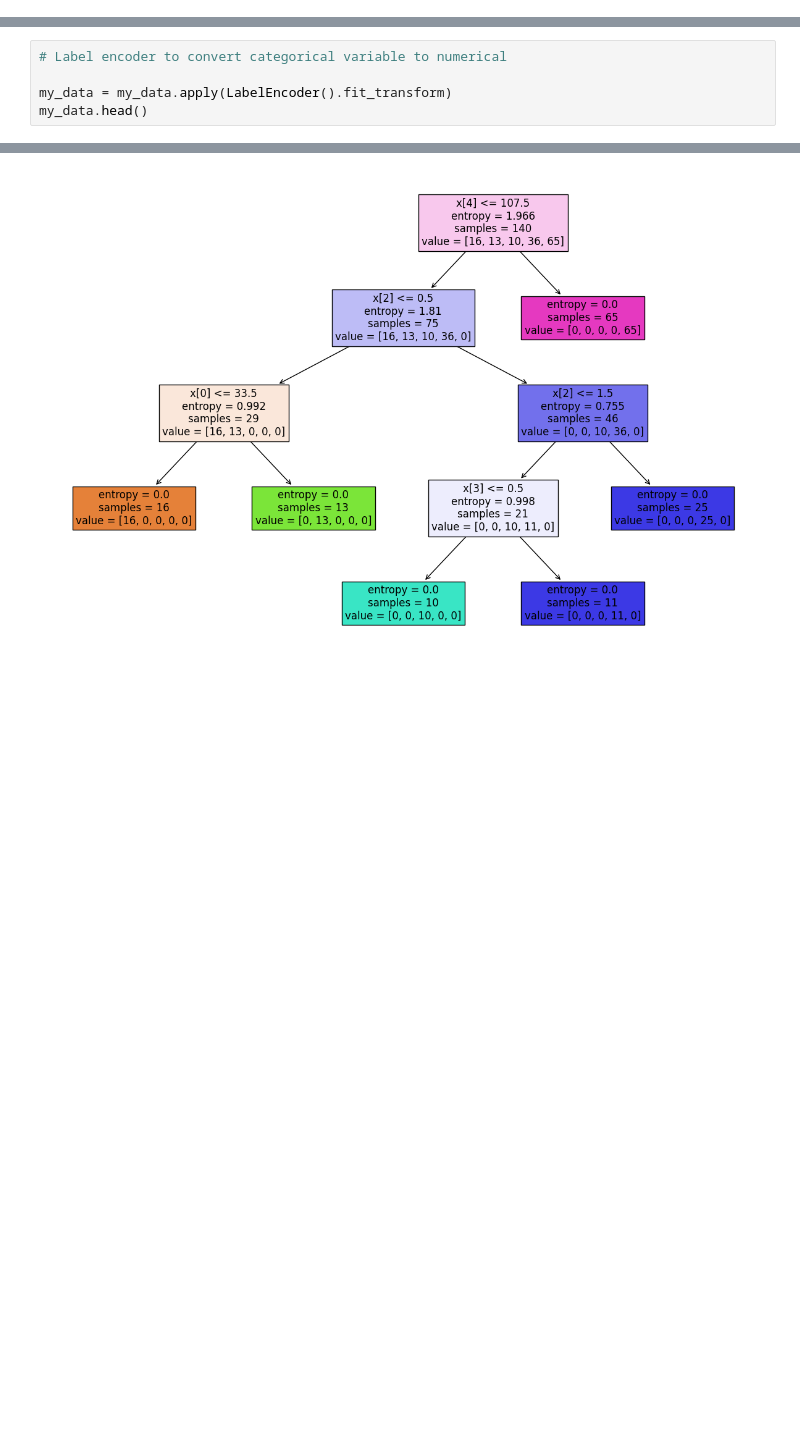
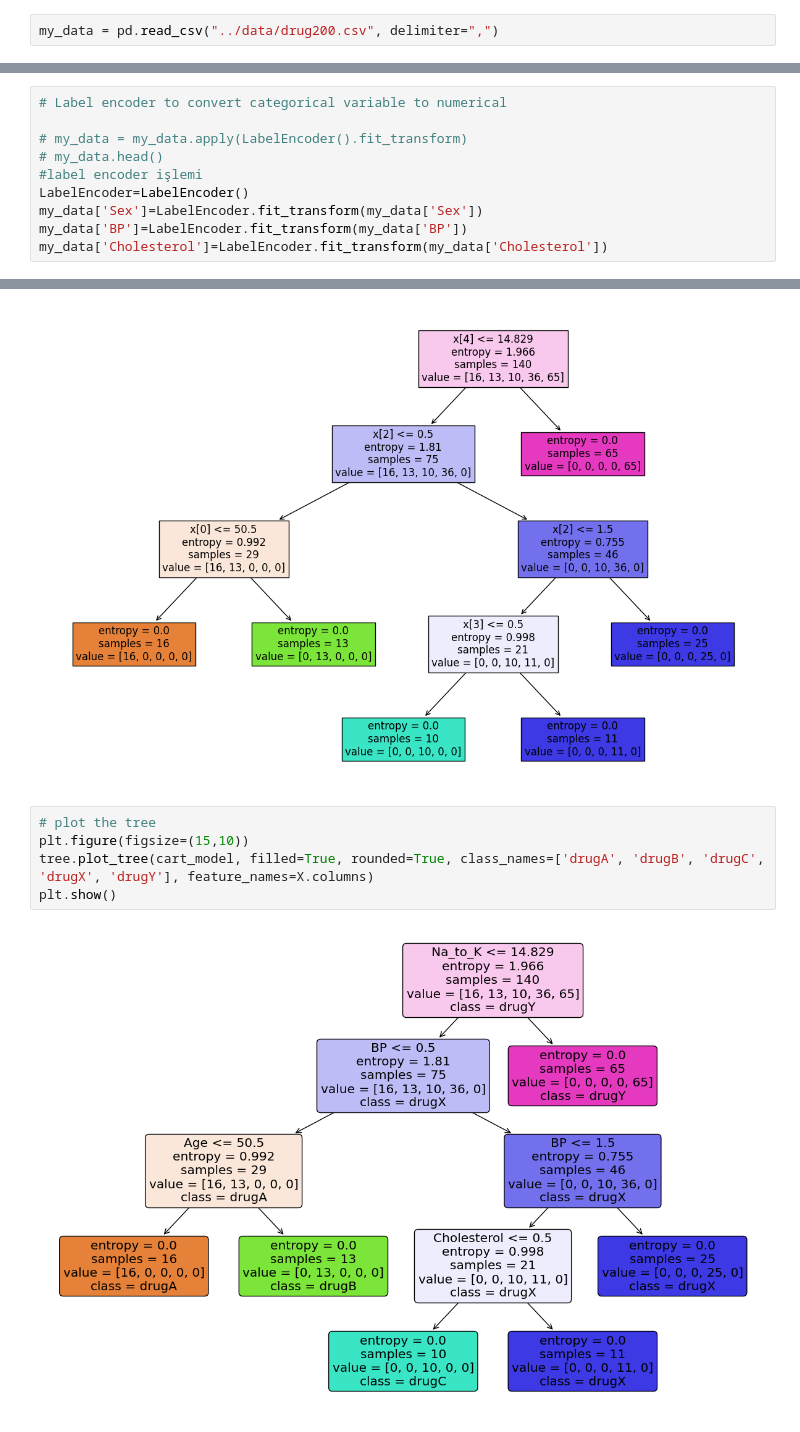
Before and after one commit to SeherKumsar/Ada-Lovelace-Veri-Bilimi-Akademisi, a Jupyter notebook: week-7/7-dt-example.ipynb, the cells around one changed output, grey strips where cells are left out. Cells and saved outputs as stored; diff of their text form; blank space fills up the shorter version.

Commit message:
data indirildi

```diff
--- a/week-7/7-dt-example.ipynb
+++ b/week-7/7-dt-example.ipynb
@@ -12,3 +12,5 @@ my_data = pd.read_csv('https://cf-courses-data.s3.us.cloud-object-storage.appdom
+# %%
+my_data = pd.read_csv("../data/drug200.csv", delimiter=",")
 # %%
 my_data.head()
 # %% [output]
@@ -41,5 +43,10 @@ Build multi-class model for decision tree and visualize trained dataset
 # %%
 # Label encoder to convert categorical variable to numerical
 
-my_data = my_data.apply(LabelEncoder().fit_transform)
-my_data.head()
+# my_data = my_data.apply(LabelEncoder().fit_transform)
+# my_data.head()
+#label encoder işlemi
+LabelEncoder=LabelEncoder()
+my_data['Sex']=LabelEncoder.fit_transform(my_data['Sex'])
+my_data['BP']=LabelEncoder.fit_transform(my_data['BP'])
+my_data['Cholesterol']=LabelEncoder.fit_transform(my_data['Cholesterol'])
@@ -85,3 +99,10 @@ tree.plot_tree(cart_model, filled=True, fontsize=12)
 plt.show()
 # %% [output]
 [figure]
+# %%
+# plot the tree
+plt.figure(figsize=(15,10))
+tree.plot_tree(cart_model, filled=True, rounded=True, class_names=['drugA', 'drugB', 'drugC', 'drugX', 'drugY'], feature_names=X.columns)
+plt.show()
+# %% [output]
+[figure, added]
```
Also changed, not shown: parts of 4 cells of this notebook, 1 other file.
